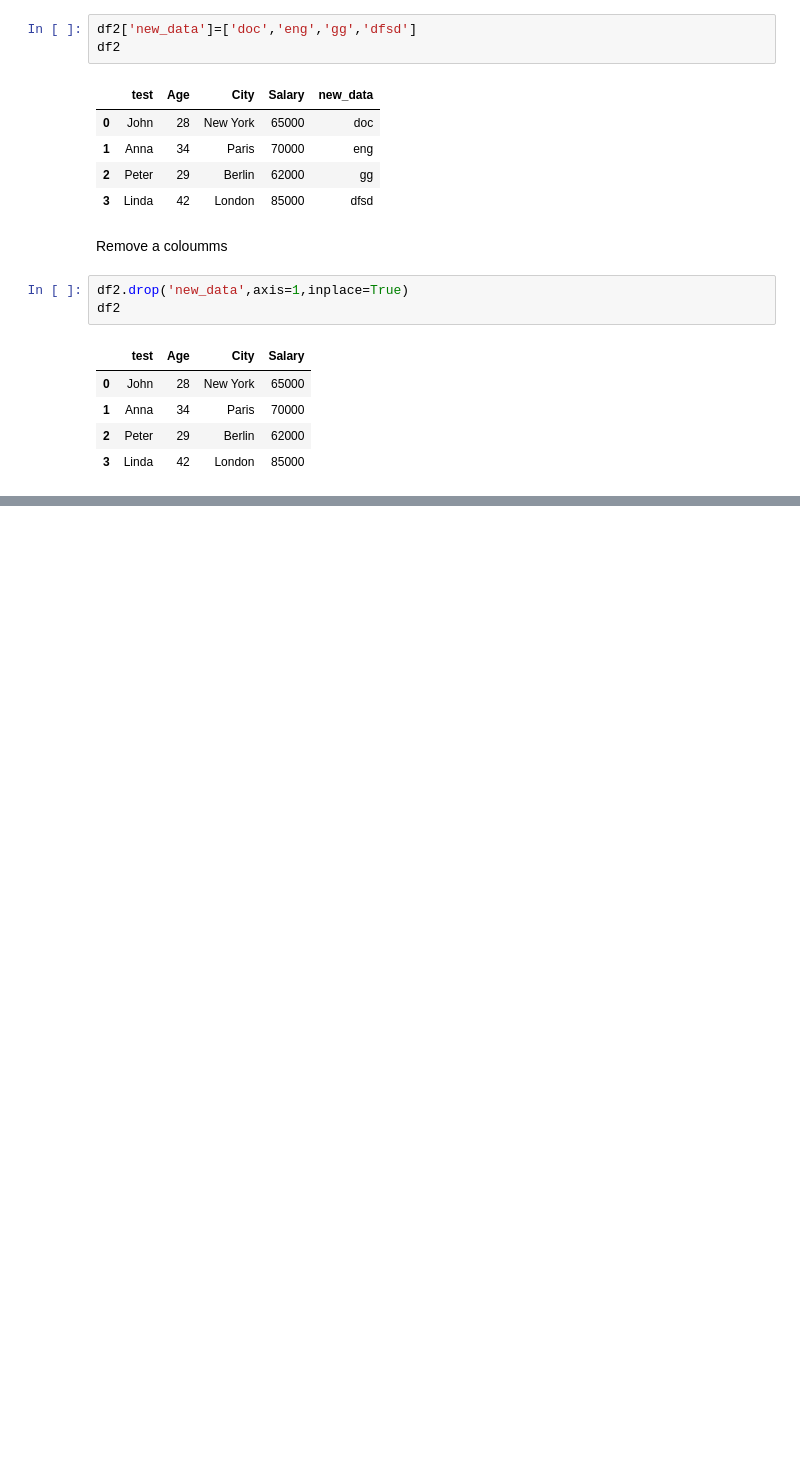
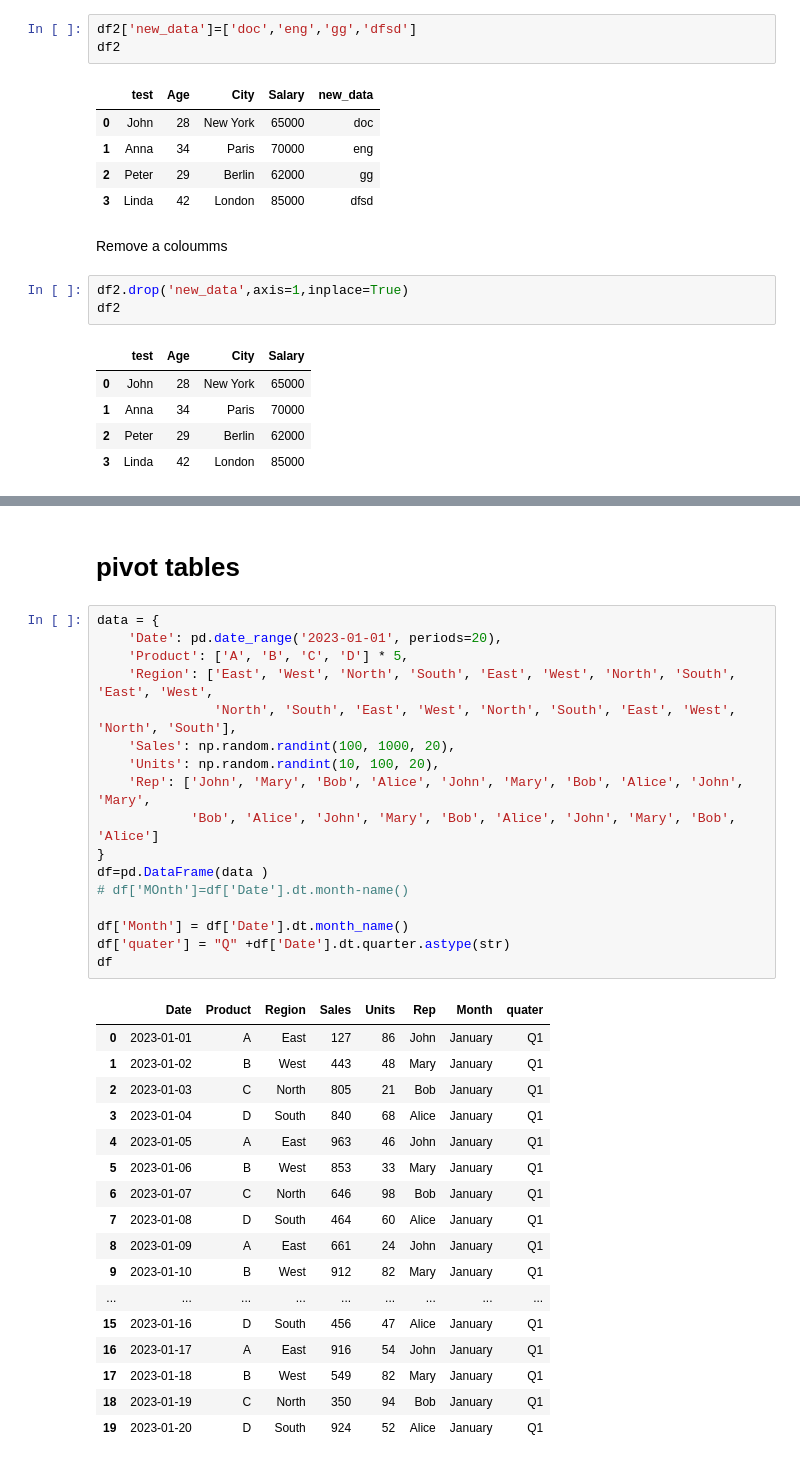
Before and after one commit to subhamsam007/Numpy-and-pandas, a Jupyter notebook: pandas.ipynb, the cells around one changed output, grey strips where cells are left out. Cells and saved outputs as stored; diff of their text form; blank space fills up the shorter version.

```diff
--- a/pandas.ipynb
+++ b/pandas.ipynb
@@ -109,0 +437,37 @@ df2
+# %% [markdown]
+# pivot tables
+# %%
+data = {
+    'Date': pd.date_range('2023-01-01', periods=20),
+    'Product': ['A', 'B', 'C', 'D'] * 5,
+    'Region': ['East', 'West', 'North', 'South', 'East', 'West', 'North', 'South', 'East', 'West',
+               'North', 'South', 'East', 'West', 'North', 'South', 'East', 'West', 'North', 'South'],
+    'Sales': np.random.randint(100, 1000, 20),
+    'Units': np.random.randint(10, 100, 20),
+    'Rep': ['John', 'Mary', 'Bob', 'Alice', 'John', 'Mary', 'Bob', 'Alice', 'John', 'Mary',
+            'Bob', 'Alice', 'John', 'Mary', 'Bob', 'Alice', 'John', 'Mary', 'Bob', 'Alice']
+}
+df=pd.DataFrame(data )
+# df['MOnth']=df['Date'].dt.month-name()
+
+df['Month'] = df['Date'].dt.month_name()
+df['quater'] = "Q" +df['Date'].dt.quarter.astype(str)
+df
+# %% [output]
+|  | Date | Product | Region | Sales | Units | Rep | Month | quater |
+| 0 | 2023-01-01 | A | East | 127 | 86 | John | January | Q1 |
+| 1 | 2023-01-02 | B | West | 443 | 48 | Mary | January | Q1 |
+| 2 | 2023-01-03 | C | North | 805 | 21 | Bob | January | Q1 |
+| 3 | 2023-01-04 | D | South | 840 | 68 | Alice | January | Q1 |
+| 4 | 2023-01-05 | A | East | 963 | 46 | John | January | Q1 |
+| 5 | 2023-01-06 | B | West | 853 | 33 | Mary | January | Q1 |
+| 6 | 2023-01-07 | C | North | 646 | 98 | Bob | January | Q1 |
+| 7 | 2023-01-08 | D | South | 464 | 60 | Alice | January | Q1 |
+| 8 | 2023-01-09 | A | East | 661 | 24 | John | January | Q1 |
+| 9 | 2023-01-10 | B | West | 912 | 82 | Mary | January | Q1 |
+| ... | ... | ... | ... | ... | ... | ... | ... | ... |
+| 15 | 2023-01-16 | D | South | 456 | 47 | Alice | January | Q1 |
+| 16 | 2023-01-17 | A | East | 916 | 54 | John | January | Q1 |
+| 17 | 2023-01-18 | B | West | 549 | 82 | Mary | January | Q1 |
+| 18 | 2023-01-19 | C | North | 350 | 94 | Bob | January | Q1 |
+| 19 | 2023-01-20 | D | South | 924 | 52 | Alice | January | Q1 |
```
Also changed, not shown: parts of 52 cells of this notebook.
